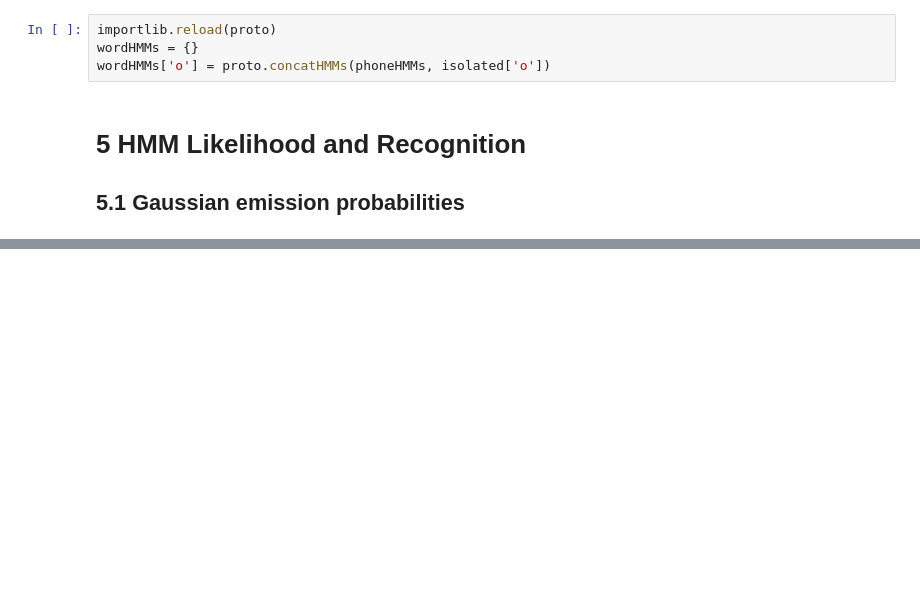
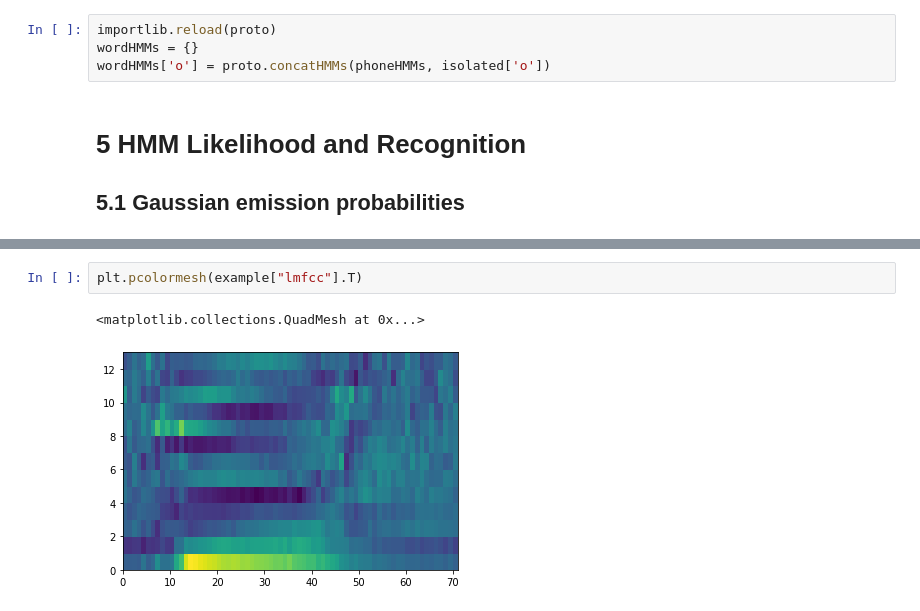
Before and after one commit to KenzaB27/ssr_labs, a Jupyter notebook: lab2/experiments.ipynb, the cells around one changed output, grey strips where cells are left out. Drawn from its saved outputs; the diff is of its cells as text; blank space fills up the shorter version.

```diff
--- a/lab2/experiments.ipynb
+++ b/lab2/experiments.ipynb
@@ -99,0 +95,5 @@ wordHMMs['o'] = proto.concatHMMs(phoneHMMs, isolated['o'])
+# %%
+plt.pcolormesh(example["lmfcc"].T)
+# %% [output]
+<matplotlib.collections.QuadMesh at 0x...>
+[figure, added]
```
Also changed, not shown: parts of 25 cells of this notebook, 1 other file.
